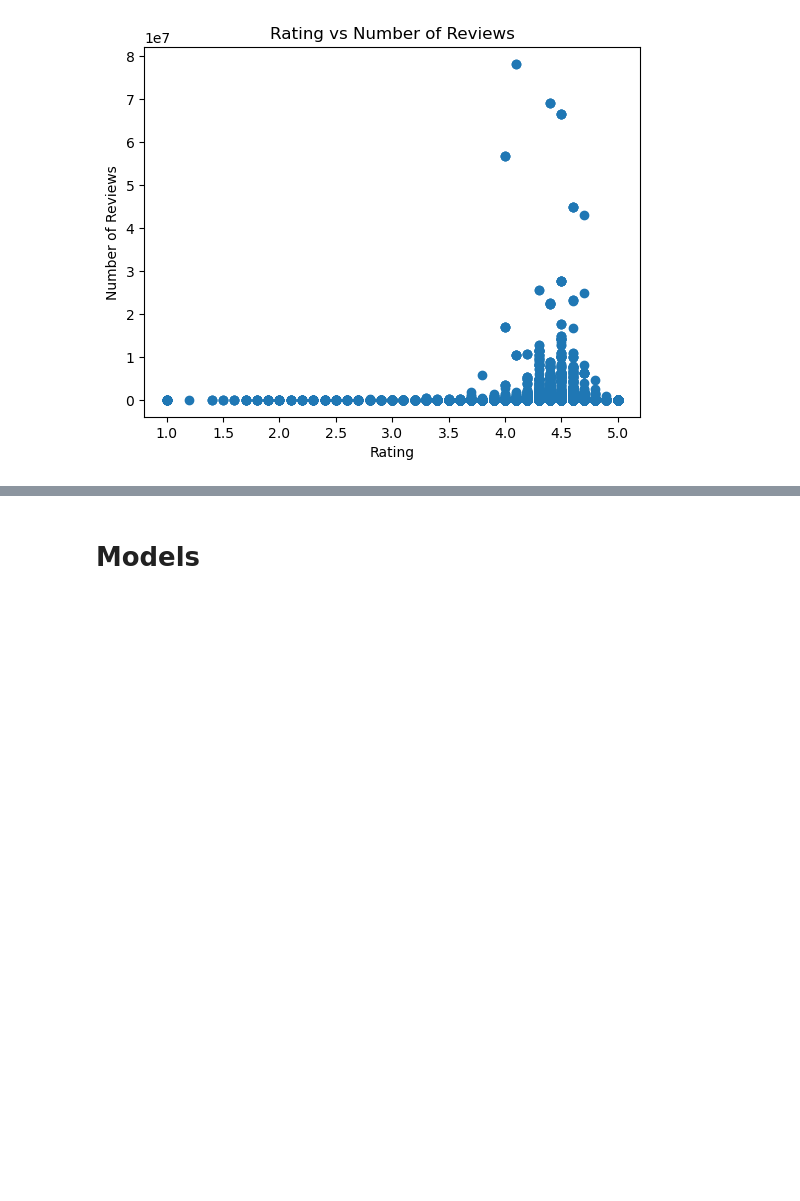
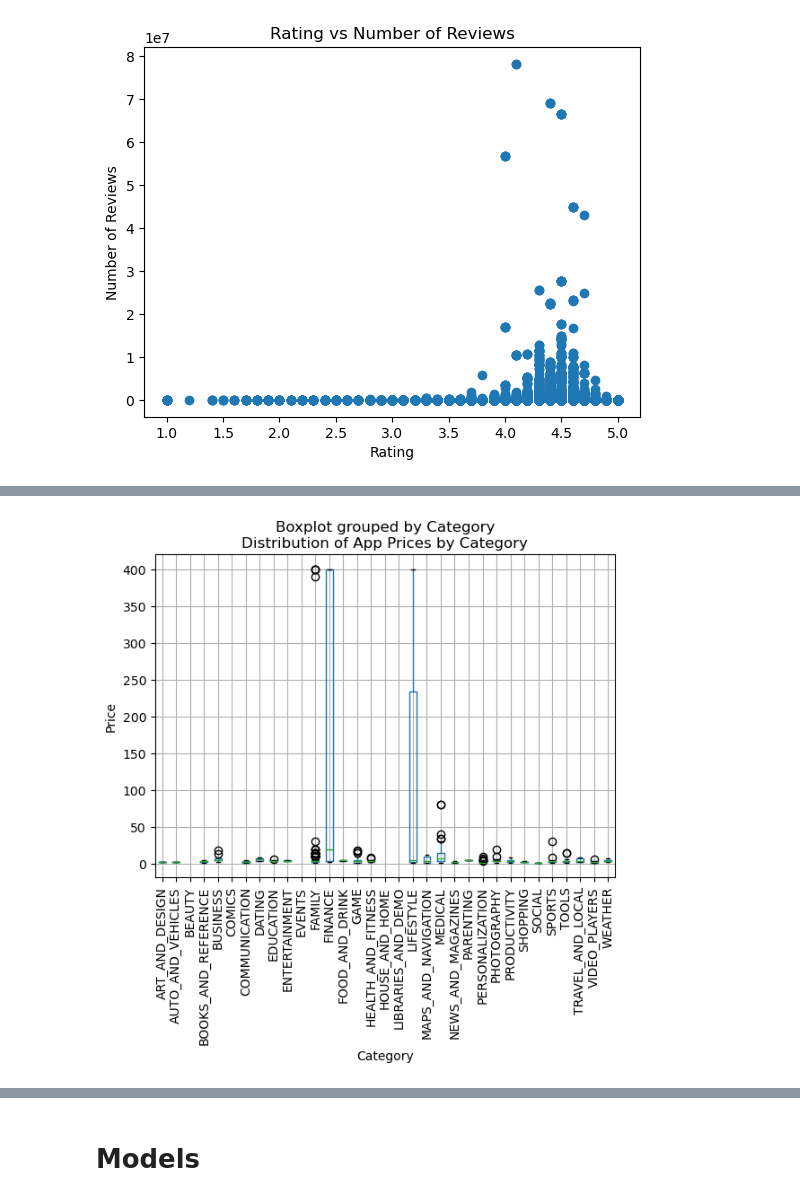
Before and after one commit to LYS312/TheAnalysts, a Jupyter notebook: TheAnalysts/TheAnalysts.ipynb, the cells around one changed output, grey strips where cells are left out. Drawn from its saved outputs; the diff is of its cells as text; code cells hidden in the pictures; blank space fills up the shorter version.

```diff
--- a/TheAnalysts/TheAnalysts.ipynb
+++ b/TheAnalysts/TheAnalysts.ipynb
@@ -955,0 +969,18 @@ plt.show()
+# %%
+# Filter out the free apps
+paid_apps = df[df['Type'] == 0]
+
+# Create a box plot of app prices by category
+boxplot = paid_apps.boxplot(column='Price', by='Category', rot=90)
+boxplot.set_xticklabels(['ART_AND_DESIGN', 'AUTO_AND_VEHICLES', 'BEAUTY', 'BOOKS_AND_REFERENCE', 'BUSINESS', 'COMICS',
+                         'COMMUNICATION', 'DATING', 'EDUCATION', 'ENTERTAINMENT', 'EVENTS', 'FAMILY',
+                         'FINANCE', 'FOOD_AND_DRINK', 'GAME', 'HEALTH_AND_FITNESS', 'HOUSE_AND_HOME', 'LIBRARIES_AND_DEMO',
+                         'LIFESTYLE', 'MAPS_AND_NAVIGATION', 'MEDICAL', 'NEWS_AND_MAGAZINES', 'PARENTING', 'PERSONALIZATION',
+                         'PHOTOGRAPHY', 'PRODUCTIVITY', 'SHOPPING', 'SOCIAL', 'SPORTS', 'TOOLS',
+                         'TRAVEL_AND_LOCAL', 'VIDEO_PLAYERS', 'WEATHER'])
+plt.xlabel('Category')
+plt.ylabel('Price')
+plt.title('Distribution of App Prices by Category')
+plt.show()
+# %% [output]
+[figure, added]
```
Also changed, not shown: parts of 10 cells of this notebook.
